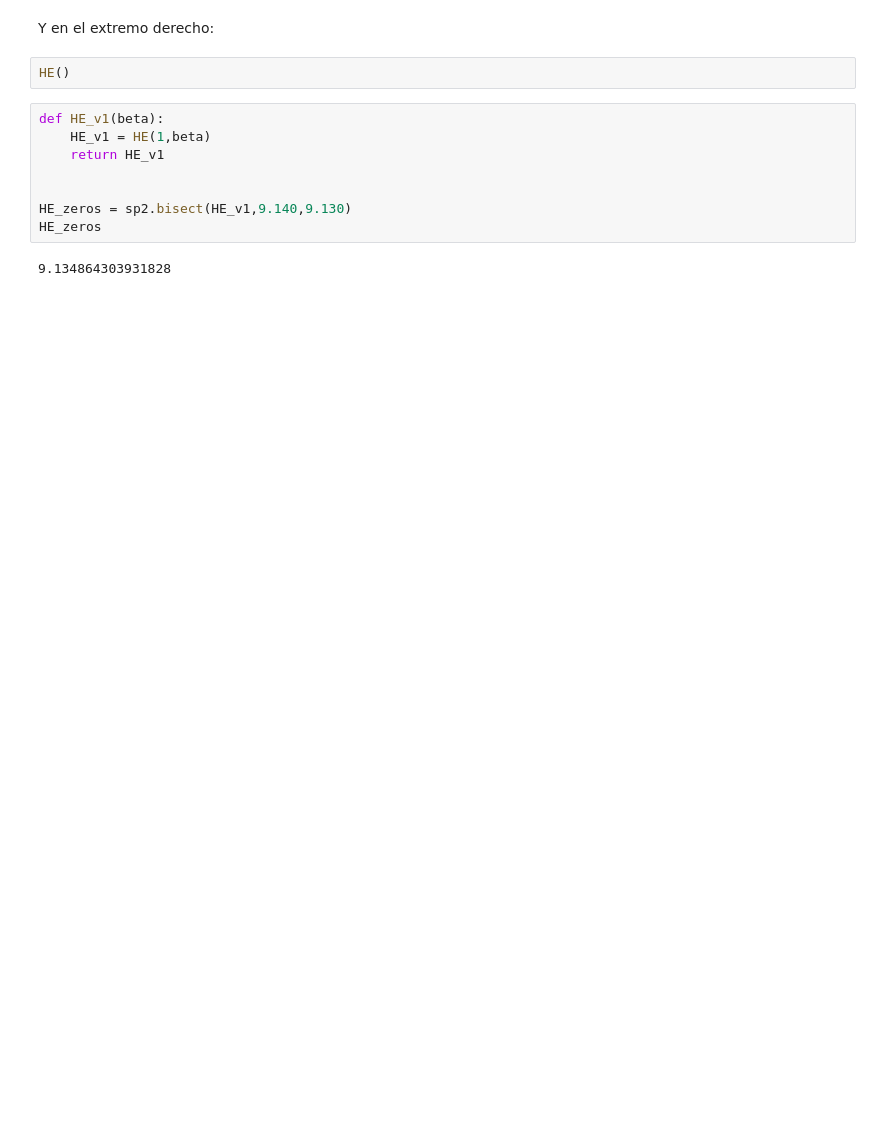
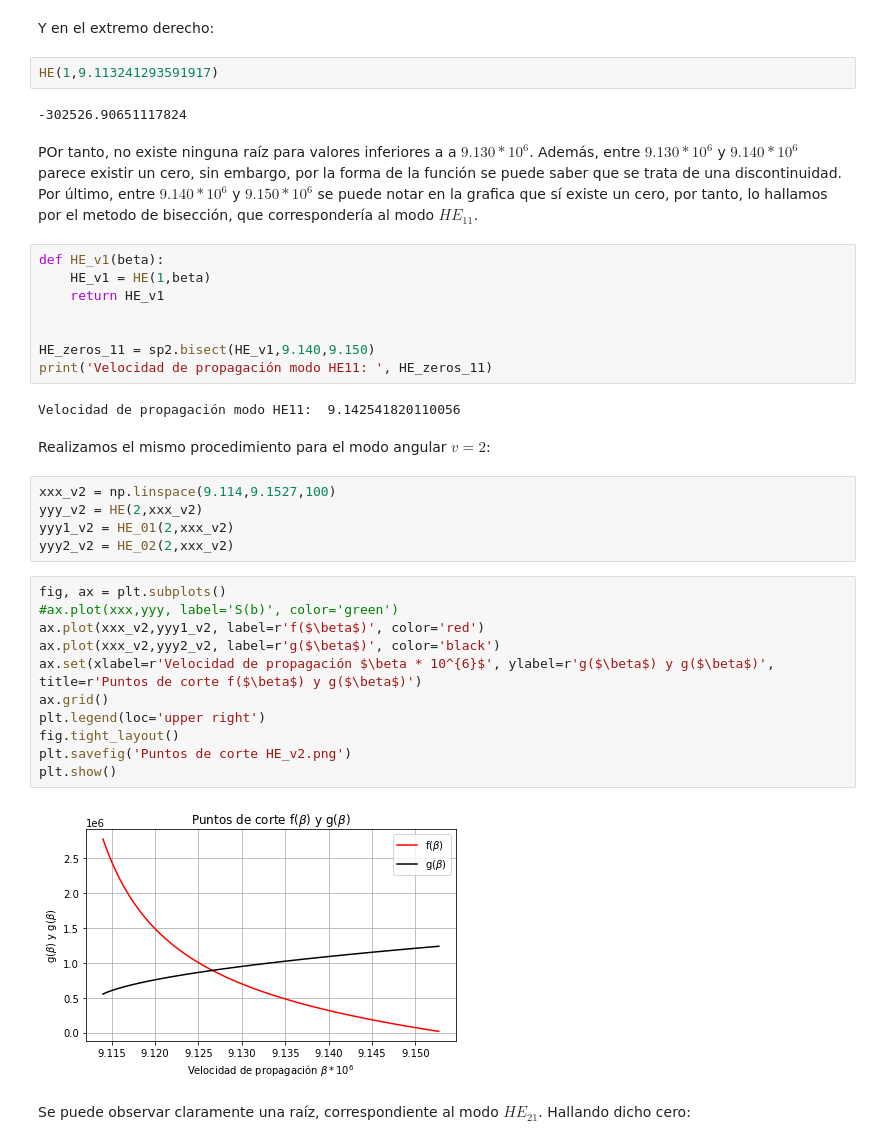
Before and after one commit to alegomezram/Trabajo2Fotonica, a Jupyter notebook: Modo_fibra_optica.ipynb, the cells around one changed output. Drawn from its saved outputs; the diff is of its cells as text; blank space fills up the shorter version.

Commit message:
Modos de propagación HE
Raices de los modos hibridos HE.

```diff
--- a/Modo_fibra_optica.ipynb
+++ b/Modo_fibra_optica.ipynb
@@ -150,14 +146,41 @@ HE(1,9.13241293591917)
 # %% [markdown]
 Y en el extremo derecho:
 # %%
-HE()
+HE(1,9.113241293591917)
+# %% [output]
+-302526.90651117824
+# %% [markdown]
+POr tanto, no existe ninguna raíz para valores inferiores a a $9.130 * 10^{6}$. Además, entre $9.130 * 10^{6}$ y $9.140 * 10^{6}$ parece existir un cero, sin embargo, por la forma de la función se puede saber que se trata de una discontinuidad. Por último, entre $9.140 * 10^{6}$ y $9.150 * 10^{6}$ se puede notar en la grafica que sí existe un cero, por tanto, lo hallamos por el metodo de bisección, que correspondería al modo $HE_{11}$.
 # %%
 def HE_v1(beta):
     HE_v1 = HE(1,beta)
     return HE_v1
 
 
-HE_zeros = sp2.bisect(HE_v1,9.140,9.130)
-HE_zeros
+HE_zeros_11 = sp2.bisect(HE_v1,9.140,9.150)
+print('Velocidad de propagación modo HE11: ', HE_zeros_11)
 # %% [output]
-9.134864303931828
+Velocidad de propagación modo HE11:  9.142541820110056
+# %% [markdown]
+Realizamos el mismo procedimiento para el modo angular $v=2$:
+# %%
+xxx_v2 = np.linspace(9.114,9.1527,100)
+yyy_v2 = HE(2,xxx_v2)
+yyy1_v2 = HE_01(2,xxx_v2)
+yyy2_v2 = HE_02(2,xxx_v2)
+# %%
+fig, ax = plt.subplots()
+#ax.plot(xxx,yyy, label='S(b)', color='green')
+ax.plot(xxx_v2,yyy1_v2, label=r'f($\beta$)', color='red')
+ax.plot(xxx_v2,yyy2_v2, label=r'g($\beta$)', color='black')
+ax.set(xlabel=r'Velocidad de propagación $\beta * 10^{6}$', ylabel=r'g($\beta$) y g($\beta$)',
+title=r'Puntos de corte f($\beta$) y g($\beta$)')
+ax.grid()
+plt.legend(loc='upper right')
+fig.tight_layout()
+plt.savefig('Puntos de corte HE_v2.png')
+plt.show()
+# %% [output]
+[figure, added]
+# %% [markdown]
+Se puede observar claramente una raíz, correspondiente al modo $HE_{21}$. Hallando dicho cero:
```
Also changed, not shown: parts of 7 cells of this notebook, 3 other files.
